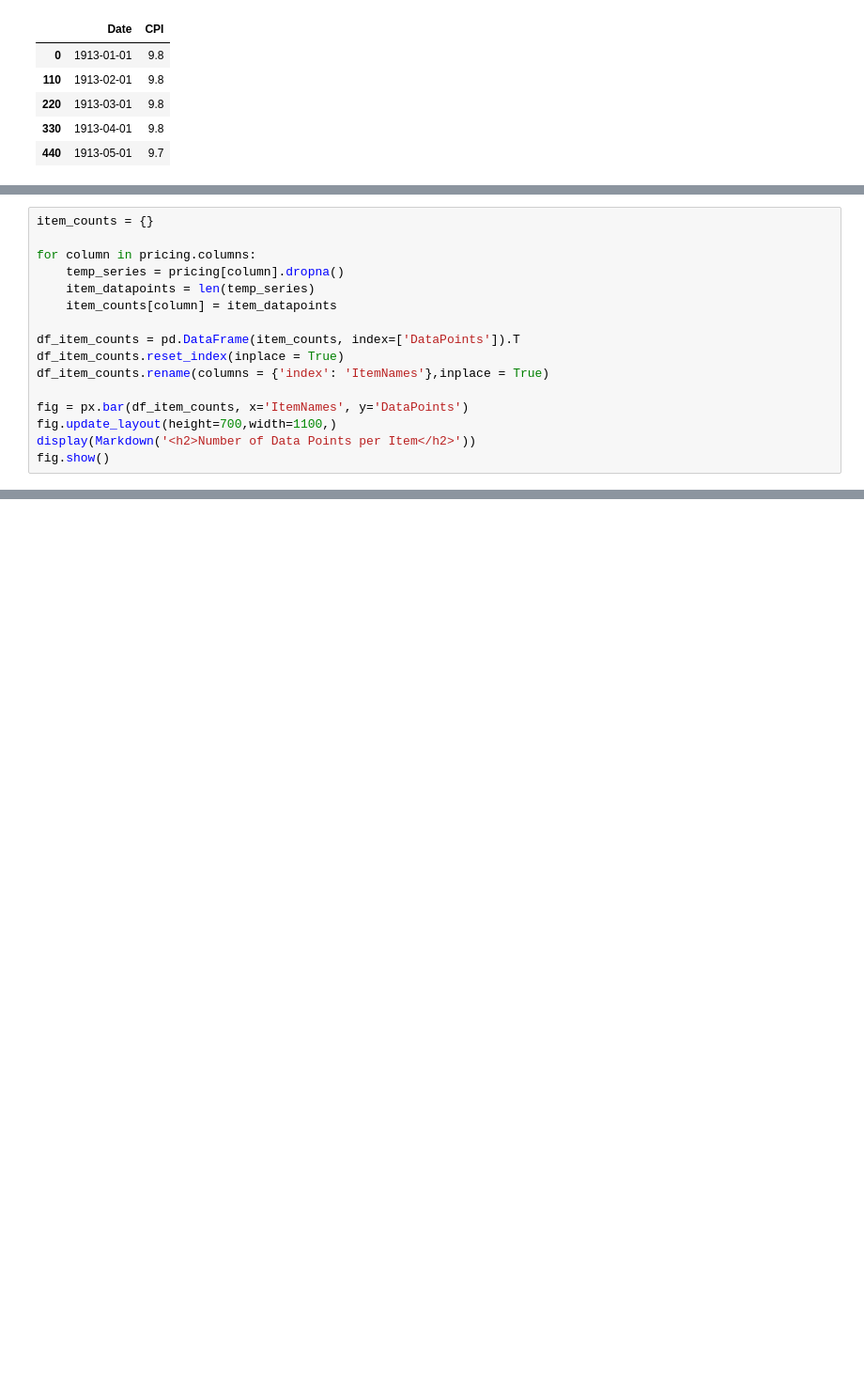
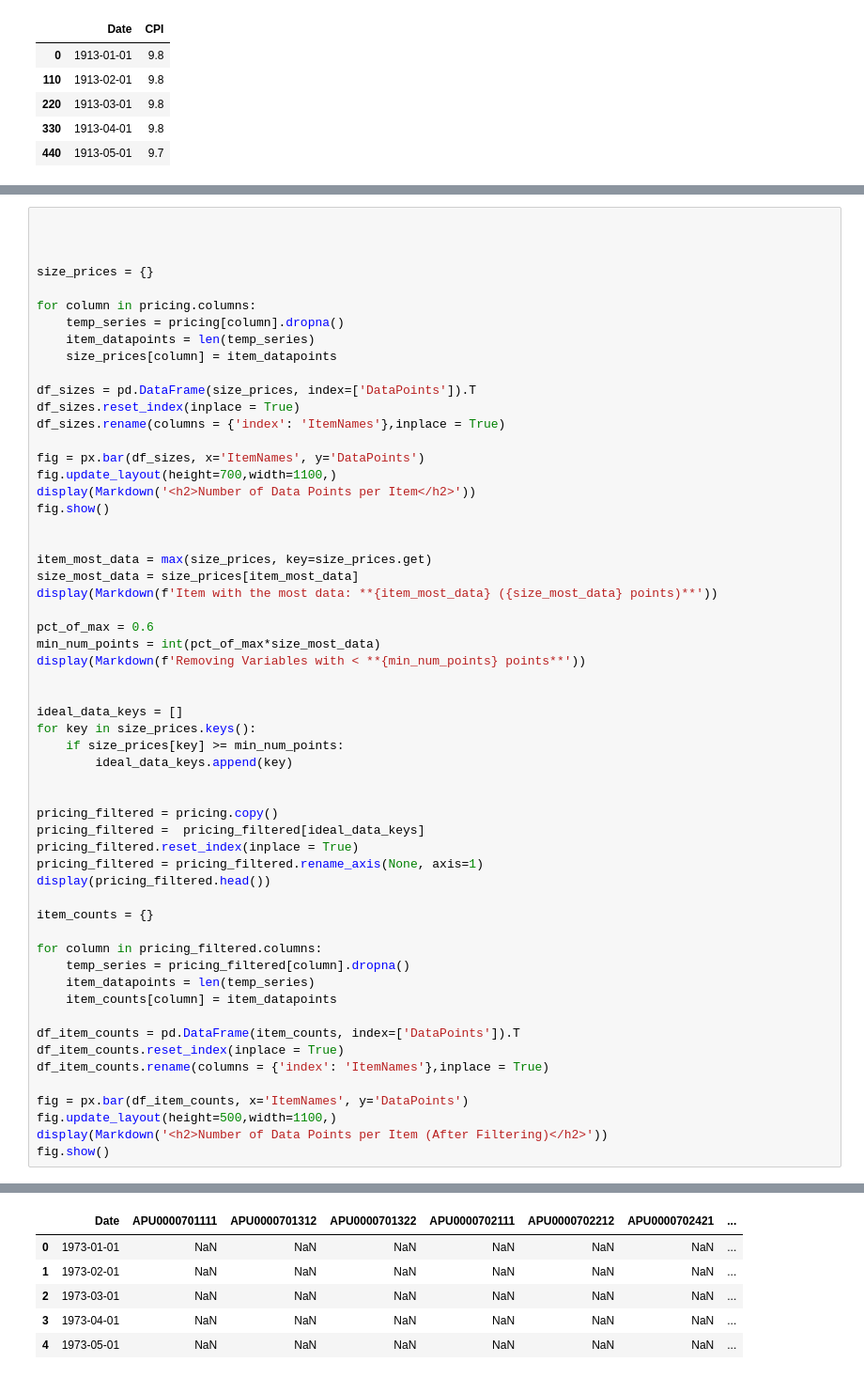
Before and after one commit to Bkeith3248/MGT6203Project, a Jupyter notebook: ProjectNotebook.ipynb, the cells around one changed output, grey strips where cells are left out. Shown at 94% size. Drawn from its saved outputs; the diff is of its cells as text; blank space fills up the shorter version.

```diff
--- a/ProjectNotebook.ipynb
+++ b/ProjectNotebook.ipynb
@@ -399,8 +448,49 @@ display(series_keys.head())
 # %%
-item_counts = {}
+
+
+
+size_prices = {}
 
 for column in pricing.columns:
     temp_series = pricing[column].dropna()
+    item_datapoints = len(temp_series)
+    size_prices[column] = item_datapoints
+
+df_sizes = pd.DataFrame(size_prices, index=['DataPoints']).T
+df_sizes.reset_index(inplace = True)
+df_sizes.rename(columns = {'index': 'ItemNames'},inplace = True)
+
+fig = px.bar(df_sizes, x='ItemNames', y='DataPoints')
+fig.update_layout(height=700,width=1100,)
+display(Markdown('<h2>Number of Data Points per Item</h2>'))
+fig.show()
+
+
+item_most_data = max(size_prices, key=size_prices.get)
+size_most_data = size_prices[item_most_data]
+display(Markdown(f'Item with the most data: **{item_most_data} ({size_most_data} points)**'))
+
+pct_of_max = 0.6
+min_num_points = int(pct_of_max*size_most_data)
+display(Markdown(f'Removing Variables with < **{min_num_points} points**'))
+
+
+ideal_data_keys = []
+for key in size_prices.keys():
+    if size_prices[key] >= min_num_points:
+        ideal_data_keys.append(key)
+
+
+pricing_filtered = pricing.copy()
+pricing_filtered =  pricing_filtered[ideal_data_keys]
+pricing_filtered.reset_index(inplace = True)
+pricing_filtered = pricing_filtered.rename_axis(None, axis=1)
+display(pricing_filtered.head())
+
+item_counts = {}
+
+for column in pricing_filtered.columns:
+    temp_series = pricing_filtered[column].dropna()
     item_datapoints = len(temp_series)
     item_counts[column] = item_datapoints
 
@@ -409,8 +499,8 @@ df_item_counts.reset_index(inplace = True)
 df_item_counts.rename(columns = {'index': 'ItemNames'},inplace = True)
 
 fig = px.bar(df_item_counts, x='ItemNames', y='DataPoints')
-fig.update_layout(height=700,width=1100,)
-display(Markdown('<h2>Number of Data Points per Item</h2>'))
+fig.update_layout(height=500,width=1100,)
+display(Markdown('<h2>Number of Data Points per Item (After Filtering)</h2>'))
 fig.show()
 # %% [output]
 <h2>Number of Data Points per Item</h2>
@@ -417,0 +510,6 @@ fig.show()
+|  | Date | APU0000701111 | APU0000701312 | APU0000701322 | APU0000702111 | APU0000702212 | APU0000702421 | ... |
+| 0 | 1973-01-01 | NaN | NaN | NaN | NaN | NaN | NaN | ... |
+| 1 | 1973-02-01 | NaN | NaN | NaN | NaN | NaN | NaN | ... |
+| 2 | 1973-03-01 | NaN | NaN | NaN | NaN | NaN | NaN | ... |
+| 3 | 1973-04-01 | NaN | NaN | NaN | NaN | NaN | NaN | ... |
+| 4 | 1973-05-01 | NaN | NaN | NaN | NaN | NaN | NaN | ... |
```
Also changed, not shown: parts of 11 cells of this notebook, 4 other files.
